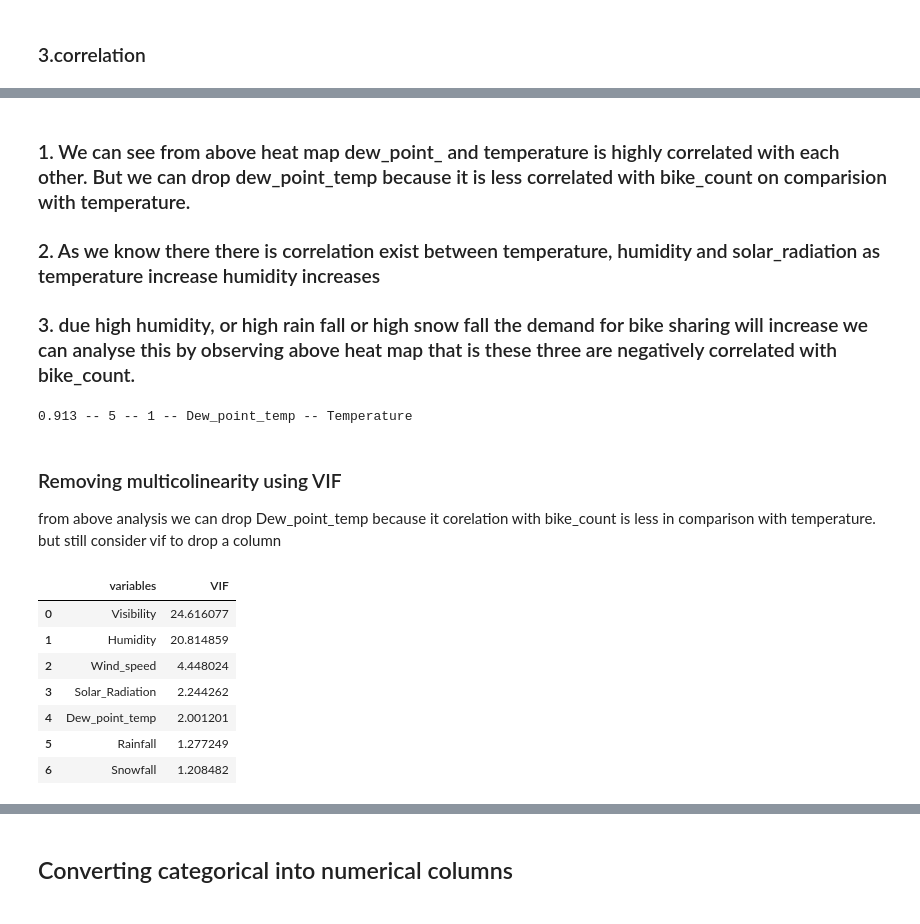
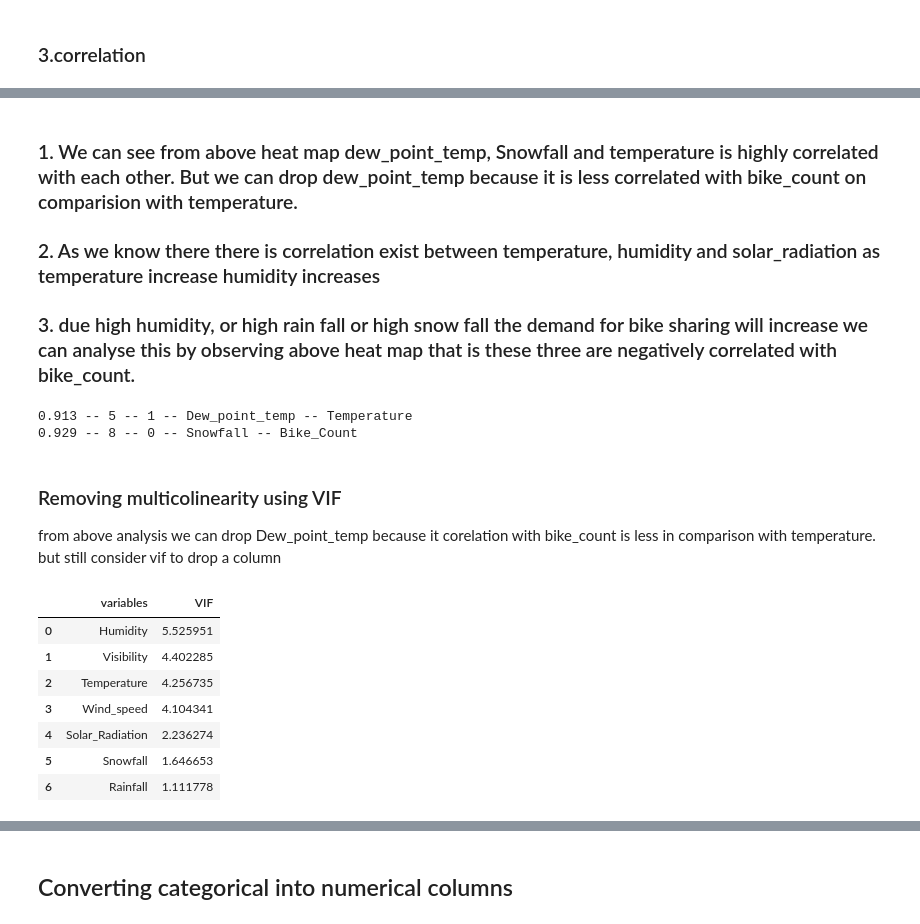
Before and after one commit to pavi-1994/bike_sharing_demand_prediction_capstone_project, a Jupyter notebook: Bike_Sharing_Demand_Prediction_Capstone_Project.ipynb, the cells around one changed output, grey strips where cells are left out. Drawn from its saved outputs; the diff is of its cells as text; code cells hidden in the pictures.

```diff
--- a/Bike_Sharing_Demand_Prediction_Capstone_Project.ipynb
+++ b/Bike_Sharing_Demand_Prediction_Capstone_Project.ipynb
@@ -805,12 +852,5 @@ The feature snowfall, rainfall, visibility,solar_radiation suffer from outlier p
-# %%
-#snowfall
-bike_df['Snowfall']=bike_df['Snowfall'].apply(lambda x:0 if x==0 else (1 if 0<x<3 else 2))
-
-# Visibility is less than 100 metres (330 ft) is usually reported as zero. In these conditions, roads may be closed
-bike_df['Visibility'] = np.where(bike_df['Visibility']<=100, 0,1)
-
-#rainfall
-bike_df['Rainfall'] = np.where(bike_df['Rainfall']==0, 0,1)
-
-#solar radiation or sunlight based on average solar radiation
-bike_df['Solar_Radiation']=bike_df['Solar_Radiation'].apply(lambda x:1 if x>=0.56911 else 0)
+# %%
+#power transformation for all numerical variables
+from sklearn.preprocessing import PowerTransformer
+sc_X=PowerTransformer(method = 'yeo-johnson')
+bike_df[var]=sc_X.fit_transform(bike_df[bike_numerics_col])
@@ -985,5 +1070,5 @@ sns.heatmap(corr_matrix, annot=True, cmap="Greens")
 # %% [markdown]
-### 1. We can see from above heat map dew_point_ and temperature is highly correlated with each other. But we can drop dew_point_temp because it is less correlated with bike_count on comparision with temperature.
+### 1. We can see from above heat map dew_point_temp, Snowfall and temperature is highly correlated with each other. But we can drop dew_point_temp because it is less correlated with bike_count on comparision with temperature.
 
 ### 2. As we know there there is correlation exist between temperature, humidity and solar_radiation as temperature increase humidity increases
 
@@ -1002,5 +1087,6 @@ for i in range(len(corr_matrix.columns)):
             correlated_features.add(colname2)
 # %% [output]
 0.913 -- 5 -- 1 -- Dew_point_temp -- Temperature
+0.929 -- 8 -- 0 -- Snowfall -- Bike_Count
 # %%
 # Drop the original column Dew_point_temp from the dataframe
@@ -1022,13 +1108,13 @@ def calc_vif(X):
     return(vif.sort_values(by='VIF',ascending=False).reset_index(drop=True))
 # %%
 #applying vif for each feature
-calc_vif(bike_df[[i for i in bike_df.describe().columns if i not in ["Bike_Count","Temperature"]]])
+calc_vif(bike_df[[i for i in bike_df.describe().columns if i not in ["Bike_Count","Dew_point_temp"]]])
 # %% [output]
 |  | variables | VIF |
-| 0 | Visibility | 24.616077 |
-| 1 | Humidity | 20.814859 |
-| 2 | Wind_speed | 4.448024 |
-| 3 | Solar_Radiation | 2.244262 |
-| 4 | Dew_point_temp | 2.001201 |
-| 5 | Rainfall | 1.277249 |
-| 6 | Snowfall | 1.208482 |
+| 0 | Humidity | 5.525951 |
+| 1 | Visibility | 4.402285 |
+| 2 | Temperature | 4.256735 |
+| 3 | Wind_speed | 4.104341 |
+| 4 | Solar_Radiation | 2.236274 |
+| 5 | Snowfall | 1.646653 |
+| 6 | Rainfall | 1.111778 |
```
Also changed, not shown: parts of 72 cells of this notebook.
